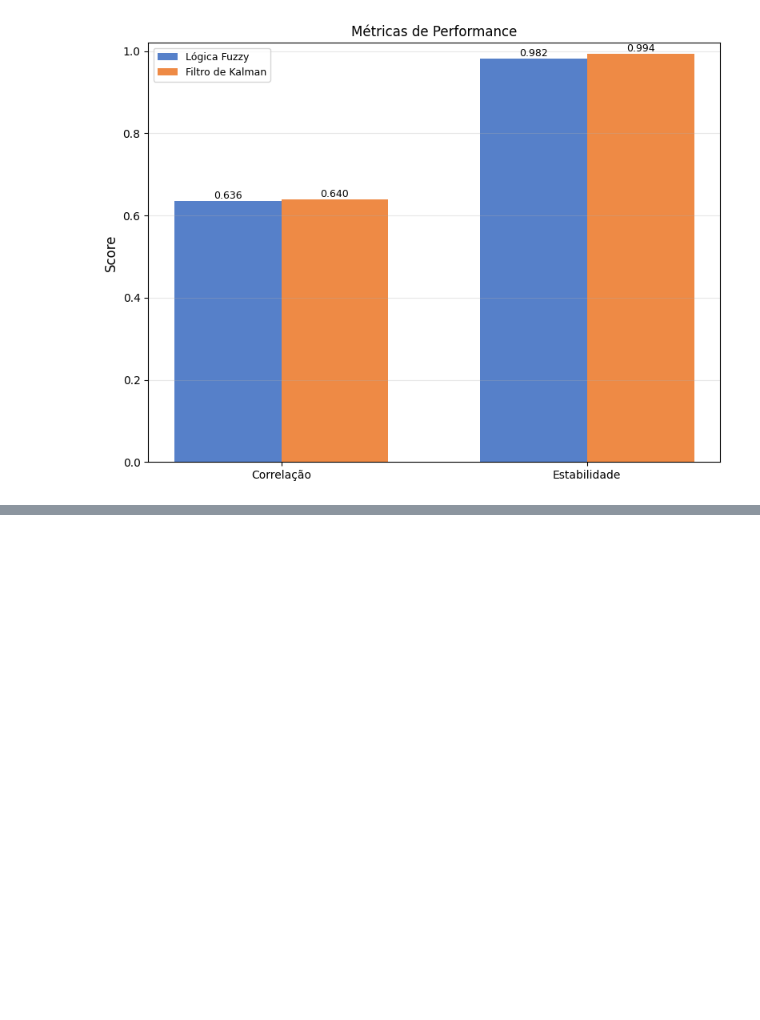
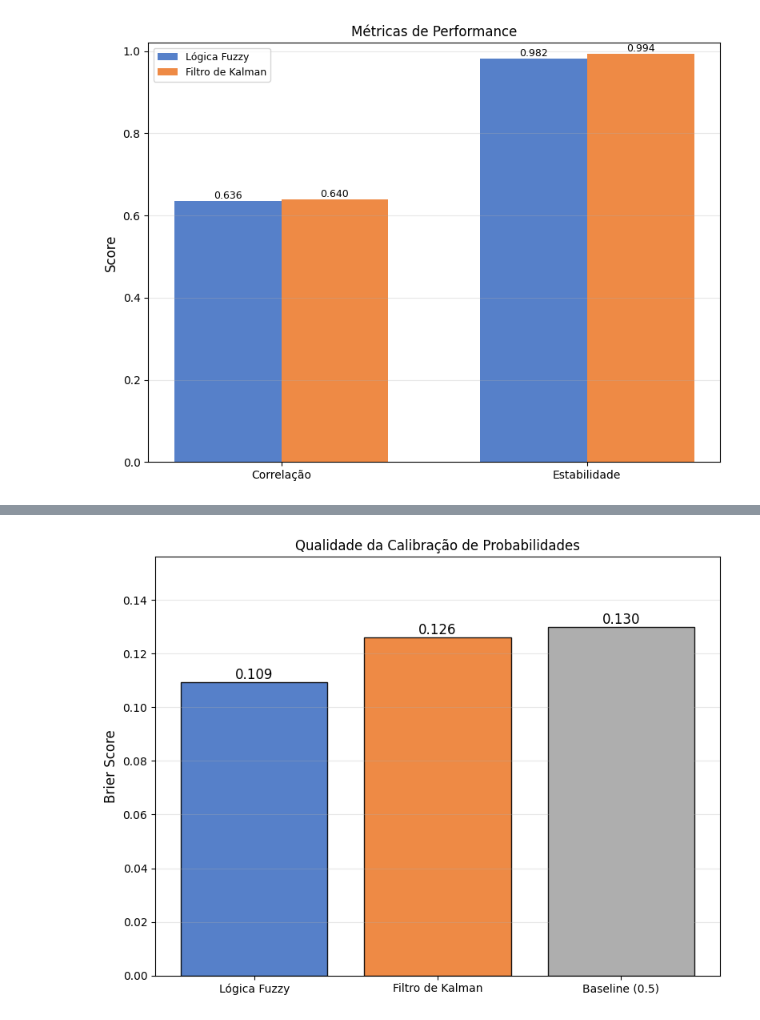
Before and after one commit to charlesluizmendes/RadnetFusion, a Jupyter notebook: src/7.results.ipynb, the cells around one changed output, grey strips where cells are left out. Drawn from its saved outputs; the diff is of its cells as text; code cells hidden in the pictures; blank space fills up the shorter version.

Commit message:
Criando ROC e Calibração

```diff
--- a/src/7.results.ipynb
+++ b/src/7.results.ipynb
@@ -172,0 +210,29 @@ plt.show()
+# %%
+brier_f = brier(p_fuzzy, y_soft)
+brier_k = brier(p_kalman, y_soft)
+brier_base = brier(np.full_like(p_fuzzy, 0.5), y_soft)
+
+plt.figure(figsize=(8, 6))
+barras = plt.bar(['Lógica Fuzzy', 'Filtro de Kalman', 'Baseline (0.5)'],
+                 [brier_f, brier_k, brier_base],
+                 color=['#4472C4', '#ED7D31', '#A5A5A5'],
+                 alpha=0.9,
+                 edgecolor='black')
+
+plt.ylabel('Brier Score', fontsize=12)
+plt.title('Qualidade da Calibração de Probabilidades', fontsize=12)
+plt.grid(True, alpha=0.3, axis='y')
+plt.ylim([0, max(brier_f, brier_k, brier_base) * 1.2])
+
+for bar in barras:
+    height = bar.get_height()
+    plt.text(bar.get_x() + bar.get_width()/2., height,
+            f'{height:.3f}', ha='center', va='bottom', fontsize=12)
+
+plt.tight_layout()
+
+os.makedirs("../results", exist_ok=True)
+plt.savefig('../results/brier_score.png', bbox_inches='tight')
+plt.show()
+# %% [output]
+[figure, added]
```
Also changed, not shown: parts of 3 cells of this notebook, 2 other files.
